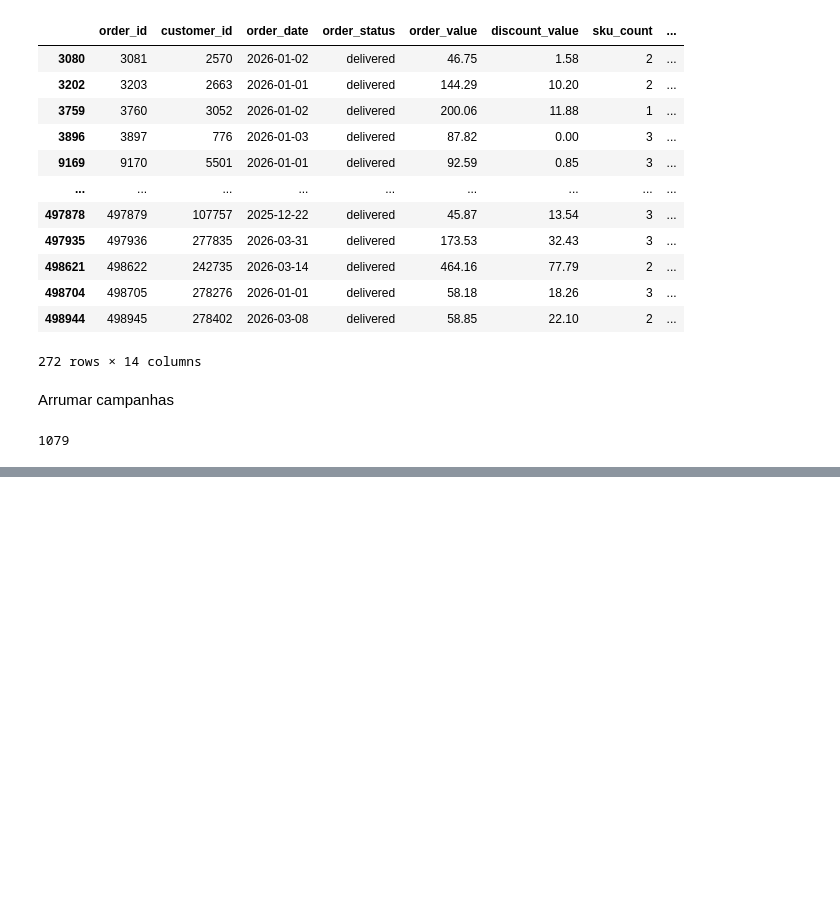
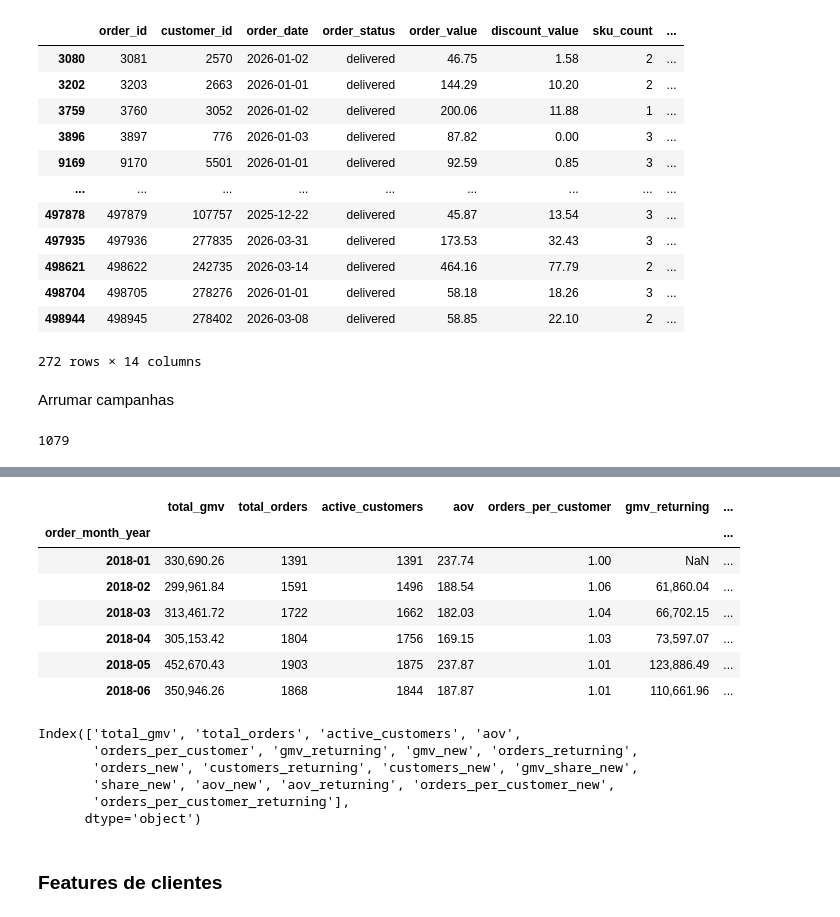
Before and after one commit to rocketseat-education/data-analytics, a Jupyter notebook: python_desafio_shoply/desafio_de_dados_shoply.ipynb, the cells around one changed output, grey strips where cells are left out. Cells and saved outputs as stored; diff of their text form; code cells hidden in the pictures; blank space fills up the shorter version.

```diff
--- a/python_desafio_shoply/desafio_de_dados_shoply.ipynb
+++ b/python_desafio_shoply/desafio_de_dados_shoply.ipynb
@@ -381,0 +445,5 @@ orders["campaign_id"] = (
+# %%
+# Ticket médio até o pedido atual
+orders["customer_avg_ticket_to_date"] = (
+    orders["customer_lifetime_gmv"] / orders["customer_lifetime_orders"]
+)
@@ -381,0 +494,14 @@ orders["campaign_id"] = (
+# %%
+# Base de métricas gerais por mês pra facilitar diagnóstico
+
+monthly = (
+    orders.groupby("order_month_year")
+    .agg(
+        total_gmv=("order_value", "sum"),
+        total_orders=("order_id", "nunique"),
+        active_customers=("customer_id", "nunique"),
+    )
+)
+
+monthly["aov"] = monthly["total_gmv"] / monthly["total_orders"]
+monthly["orders_per_customer"] = monthly["total_orders"] / monthly["active_customers"]
@@ -381,0 +540,8 @@ orders["campaign_id"] = (
+# %%
+# Unir tudo
+
+# garantir formatos iguais para o join
+monthly.index = monthly.index.astype(str)
+seg.index = seg.index.astype(str)
+
+diagnostic = monthly.join(seg, how="left")
@@ -381,0 +558,38 @@ orders["campaign_id"] = (
+# %%
+# Métricas derivadas
+
+diagnostic["gmv_share_new"] = diagnostic["gmv_new"] / diagnostic["total_gmv"]
+
+diagnostic["share_new"] = diagnostic["orders_new"] / diagnostic["total_orders"]
+
+diagnostic["aov_new"] = diagnostic["gmv_new"] / diagnostic["orders_new"]
+diagnostic["aov_returning"] = diagnostic["gmv_returning"] / diagnostic["orders_returning"] #Average Order Value.
+
+diagnostic["orders_per_customer_new"] = (
+    diagnostic["orders_new"] / diagnostic["customers_new"]
+)
+diagnostic["orders_per_customer_returning"] = (
+    diagnostic["orders_returning"] / diagnostic["customers_returning"]
+)
+
+diagnostic.head(6)
+# %% [output]
+|  | total_gmv | total_orders | active_customers | aov | orders_per_customer | gmv_returning | ... |
+| order_month_year |  |  |  |  |  |  | ... |
+| 2018-01 | 330,690.26 | 1391 | 1391 | 237.74 | 1.00 | NaN | ... |
+| 2018-02 | 299,961.84 | 1591 | 1496 | 188.54 | 1.06 | 61,860.04 | ... |
+| 2018-03 | 313,461.72 | 1722 | 1662 | 182.03 | 1.04 | 66,702.15 | ... |
+| 2018-04 | 305,153.42 | 1804 | 1756 | 169.15 | 1.03 | 73,597.07 | ... |
+| 2018-05 | 452,670.43 | 1903 | 1875 | 237.87 | 1.01 | 123,886.49 | ... |
+| 2018-06 | 350,946.26 | 1868 | 1844 | 187.87 | 1.01 | 110,661.96 | ... |
+# %%
+diagnostic.columns
+# %% [output]
+Index(['total_gmv', 'total_orders', 'active_customers', 'aov',
+       'orders_per_customer', 'gmv_returning', 'gmv_new', 'orders_returning',
+       'orders_new', 'customers_returning', 'customers_new', 'gmv_share_new',
+       'share_new', 'aov_new', 'aov_returning', 'orders_per_customer_new',
+       'orders_per_customer_returning'],
+      dtype='object')
+# %% [markdown]
+### Features de clientes
```
Also changed, not shown: parts of 123 cells of this notebook.
